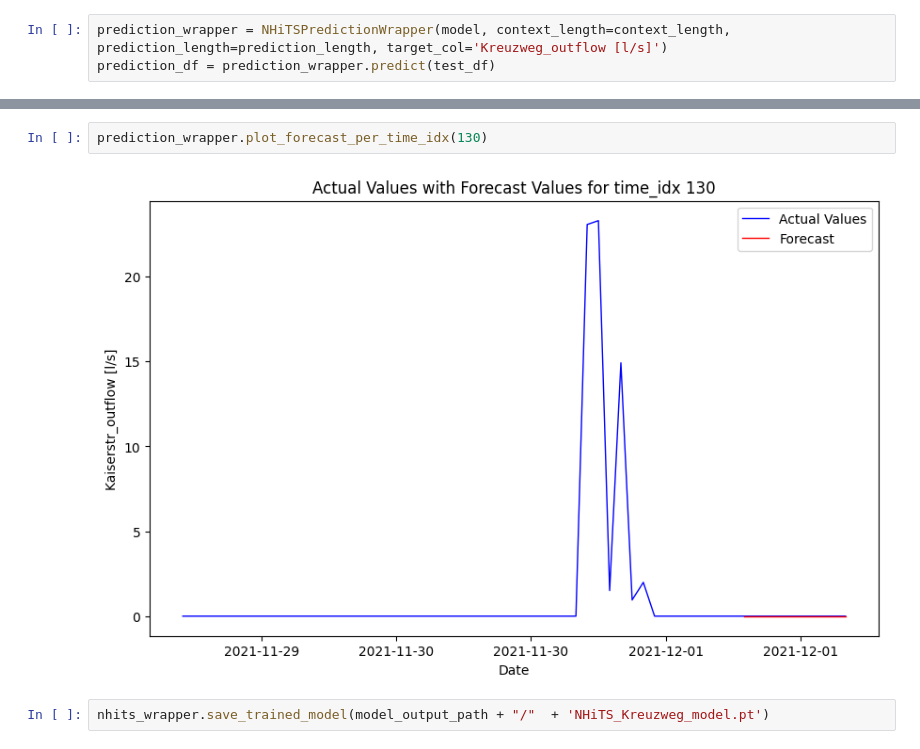
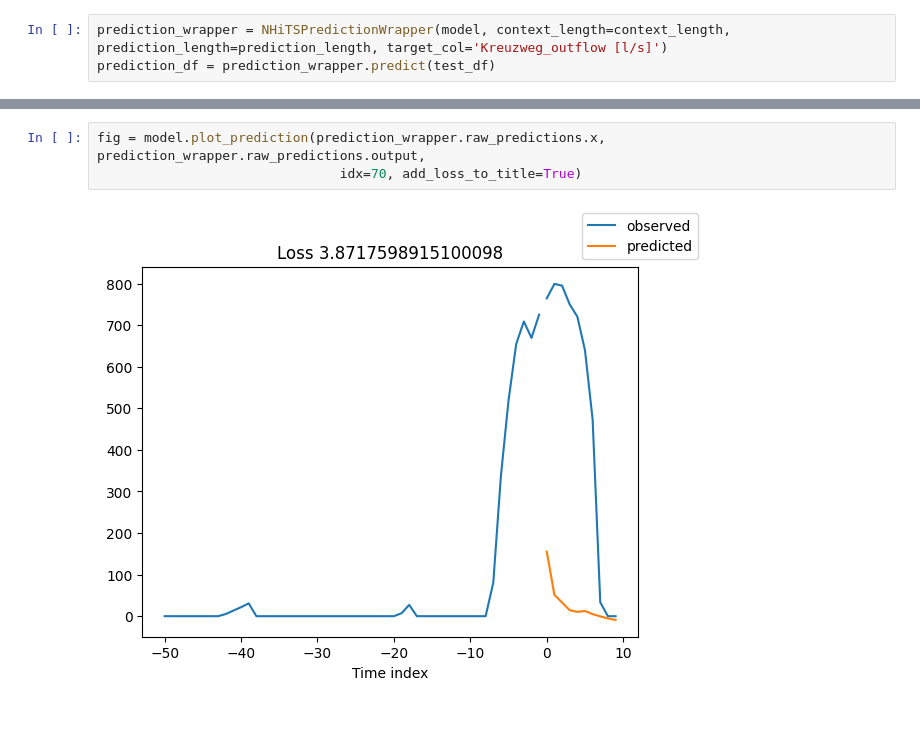
Before and after one commit to vipin2310/UT_RIWWER_project, a Jupyter notebook: main.ipynb, the cells around one changed output, grey strips where cells are left out. Drawn from its saved outputs; the diff is of its cells as text; blank space fills up the shorter version.

```diff
--- a/main.ipynb
+++ b/main.ipynb
@@ -110,6 +127,5 @@ prediction_wrapper.plot_forecast_for_all(forecast_step_ahead=10, plot_forecast_d
-# %%
-prediction_wrapper.plot_forecast_per_time_idx(130)
-# %% [output]
-[figure, removed]
-# %%
-nhits_wrapper.save_trained_model(model_output_path + "/"  + 'NHiTS_Kreuzweg_model.pt')
+# %%
+fig = model.plot_prediction(prediction_wrapper.raw_predictions.x, prediction_wrapper.raw_predictions.output,
+                               idx=70, add_loss_to_title=True)
+# %% [output]
+[figure, added]
```
Also changed, not shown: parts of 8 cells of this notebook, 2 other files.
